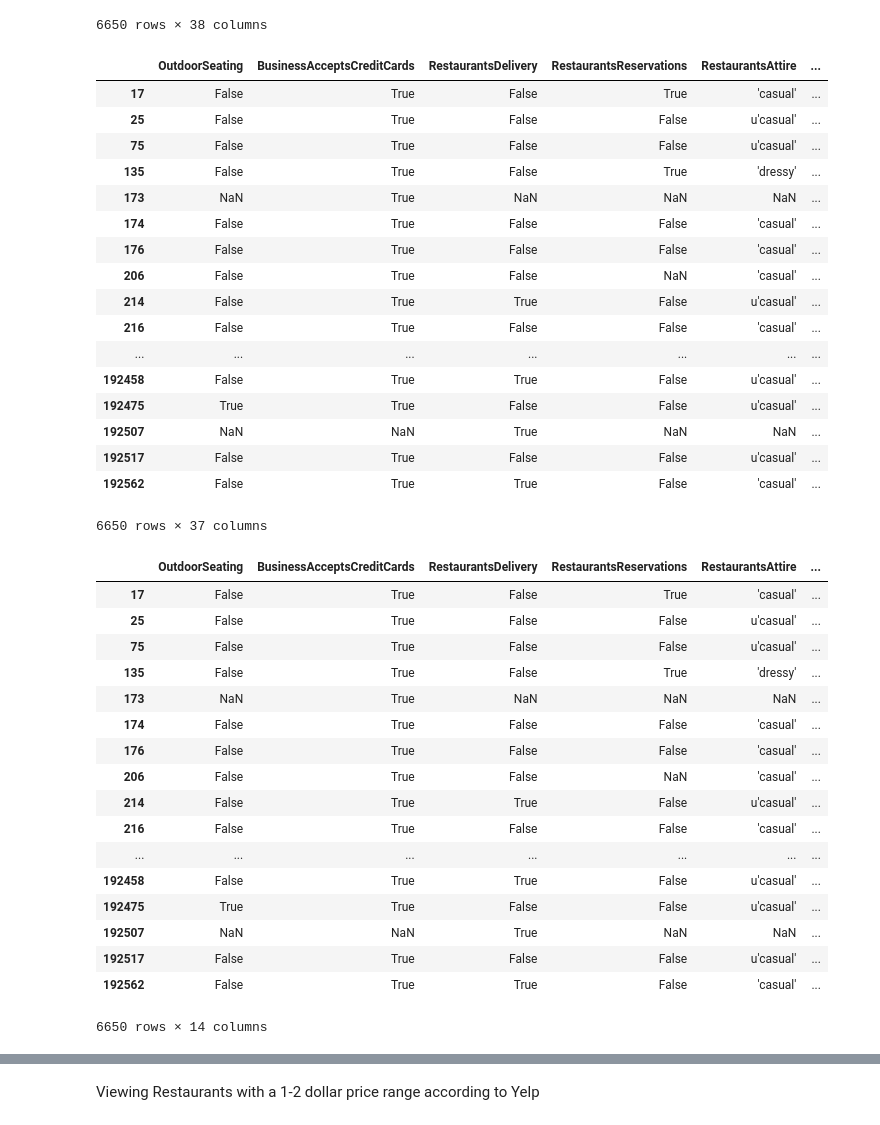
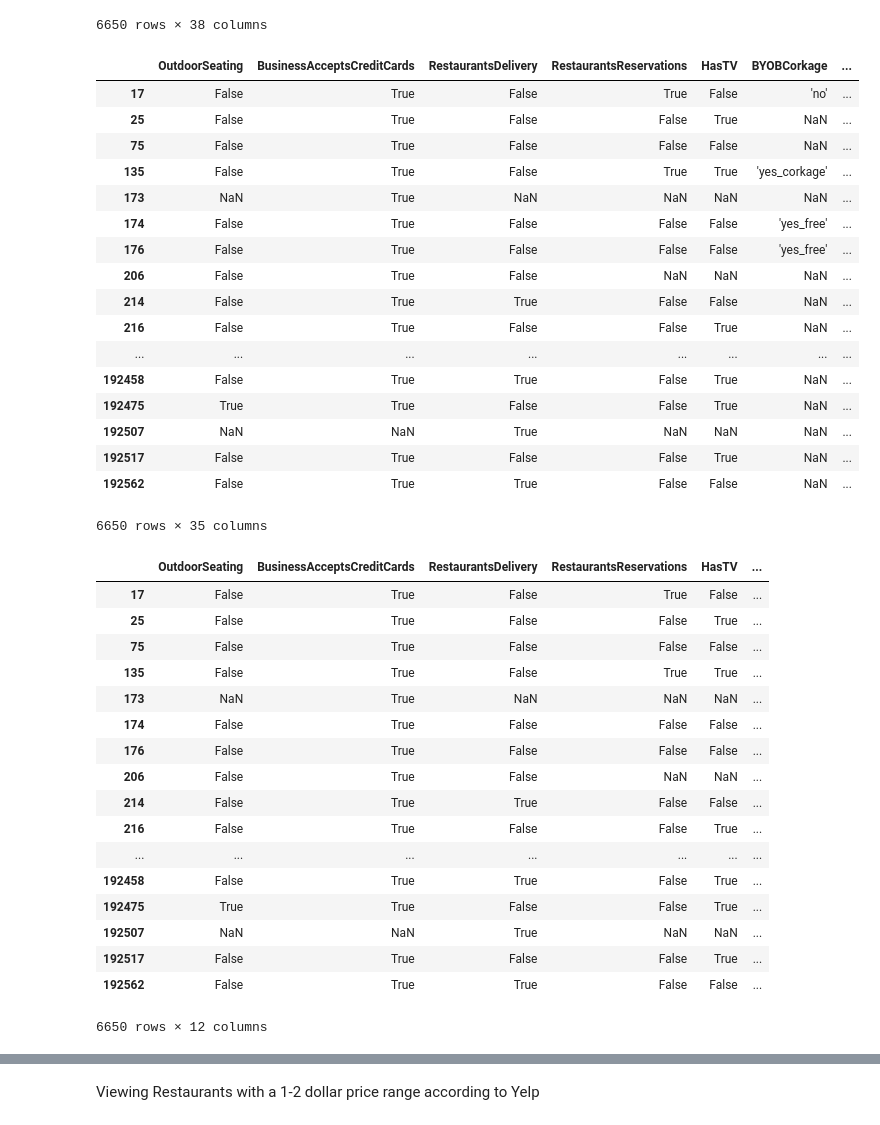
Before and after one commit to michelletran42/Yelp-Attributes-Health-Score, a Jupyter notebook: YelpRatingAnalysis.ipynb, the cells around one changed output, grey strips where cells are left out. Drawn from its saved outputs; the diff is of its cells as text; code cells hidden in the pictures.

Commit message:
remove attire and noise level columns, and lv file

```diff
--- a/YelpRatingAnalysis.ipynb
+++ b/YelpRatingAnalysis.ipynb
@@ -70,32 +70,32 @@ df_attributes
 # %%
 # Since 'Ambience' is a subjective measurement, we decided to remove it from the dataframe.
 # The definition for words like "romantic", "hipster", or "touristy" vary between Yelp users
 # and is difficult to account for.
 
 #SCRAP NOISE LEVEL AND RESTAURANT ATTIRE BC THEY ARE ALSO SUBJECTIVE AND CANNOT BE EVALUATED AS TRUE AND FALSE
-
+df_attributes = df_attributes.drop(["RestaurantsAttire","NoiseLevel"],axis = 1)
 # Drop 'Ambience' column
 df_attributes = df_attributes.drop(['Ambience'], axis = 1)
 df_attributes
 # %% [output]
-|  | OutdoorSeating | BusinessAcceptsCreditCards | RestaurantsDelivery | RestaurantsReservations | RestaurantsAttire | ... |
-| 17 | False | True | False | True | 'casual' | ... |
-| 25 | False | True | False | False | u'casual' | ... |
-| 75 | False | True | False | False | u'casual' | ... |
-| 135 | False | True | False | True | 'dressy' | ... |
-| 173 | NaN | True | NaN | NaN | NaN | ... |
-| 174 | False | True | False | False | 'casual' | ... |
-| 176 | False | True | False | False | 'casual' | ... |
-| 206 | False | True | False | NaN | 'casual' | ... |
-| 214 | False | True | True | False | u'casual' | ... |
-| 216 | False | True | False | False | 'casual' | ... |
-| ... | ... | ... | ... | ... | ... | ... |
-| 192458 | False | True | True | False | u'casual' | ... |
-| 192475 | True | True | False | False | u'casual' | ... |
-| 192507 | NaN | NaN | True | NaN | NaN | ... |
-| 192517 | False | True | False | False | u'casual' | ... |
-| 192562 | False | True | True | False | 'casual' | ... |
+|  | OutdoorSeating | BusinessAcceptsCreditCards | RestaurantsDelivery | RestaurantsReservations | HasTV | BYOBCorkage | ... |
+| 17 | False | True | False | True | False | 'no' | ... |
+| 25 | False | True | False | False | True | NaN | ... |
+| 75 | False | True | False | False | False | NaN | ... |
+| 135 | False | True | False | True | True | 'yes_corkage' | ... |
+| 173 | NaN | True | NaN | NaN | NaN | NaN | ... |
+| 174 | False | True | False | False | False | 'yes_free' | ... |
+| 176 | False | True | False | False | False | 'yes_free' | ... |
+| 206 | False | True | False | NaN | NaN | NaN | ... |
+| 214 | False | True | True | False | False | NaN | ... |
+| 216 | False | True | False | False | True | NaN | ... |
+| ... | ... | ... | ... | ... | ... | ... | ... |
+| 192458 | False | True | True | False | True | NaN | ... |
+| 192475 | True | True | False | False | True | NaN | ... |
+| 192507 | NaN | NaN | True | NaN | NaN | NaN | ... |
+| 192517 | False | True | False | False | True | NaN | ... |
+| 192562 | False | True | True | False | False | NaN | ... |
-6650 rows × 37 columns
+6650 rows × 35 columns
 # %%
 # Ratio of missing NaN attributes
 df_missing = pd.DataFrame([{'column':c, 'missing': (df_attributes[c].isnull().sum()/df_attributes.shape[0])} for c in df_attributes.columns])
@@ -111,24 +111,24 @@ droppable_features
 df_attributes.drop(droppable_features, axis=1, inplace=True)
 df_attributes
 # %% [output]
-|  | OutdoorSeating | BusinessAcceptsCreditCards | RestaurantsDelivery | RestaurantsReservations | RestaurantsAttire | ... |
-| 17 | False | True | False | True | 'casual' | ... |
-| 25 | False | True | False | False | u'casual' | ... |
-| 75 | False | True | False | False | u'casual' | ... |
-| 135 | False | True | False | True | 'dressy' | ... |
+|  | OutdoorSeating | BusinessAcceptsCreditCards | RestaurantsDelivery | RestaurantsReservations | HasTV | ... |
+| 17 | False | True | False | True | False | ... |
+| 25 | False | True | False | False | True | ... |
+| 75 | False | True | False | False | False | ... |
+| 135 | False | True | False | True | True | ... |
 | 173 | NaN | True | NaN | NaN | NaN | ... |
-| 174 | False | True | False | False | 'casual' | ... |
-| 176 | False | True | False | False | 'casual' | ... |
-| 206 | False | True | False | NaN | 'casual' | ... |
-| 214 | False | True | True | False | u'casual' | ... |
-| 216 | False | True | False | False | 'casual' | ... |
+| 174 | False | True | False | False | False | ... |
+| 176 | False | True | False | False | False | ... |
+| 206 | False | True | False | NaN | NaN | ... |
+| 214 | False | True | True | False | False | ... |
+| 216 | False | True | False | False | True | ... |
 | ... | ... | ... | ... | ... | ... | ... |
-| 192458 | False | True | True | False | u'casual' | ... |
-| 192475 | True | True | False | False | u'casual' | ... |
+| 192458 | False | True | True | False | True | ... |
+| 192475 | True | True | False | False | True | ... |
 | 192507 | NaN | NaN | True | NaN | NaN | ... |
-| 192517 | False | True | False | False | u'casual' | ... |
-| 192562 | False | True | True | False | 'casual' | ... |
+| 192517 | False | True | False | False | True | ... |
+| 192562 | False | True | True | False | False | ... |
-6650 rows × 14 columns
+6650 rows × 12 columns
 # %%
 #reset index to allow easier looping through the dataframe then drop index and level0 columns that appear as a result
 df_attributes = df_attributes.reset_index()
```
Also changed, not shown: parts of 3 cells of this notebook, 1 other file.
